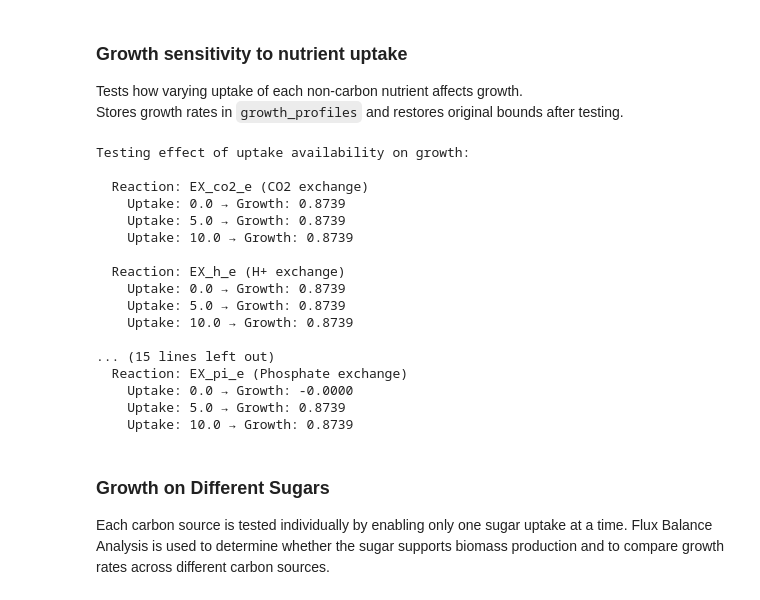
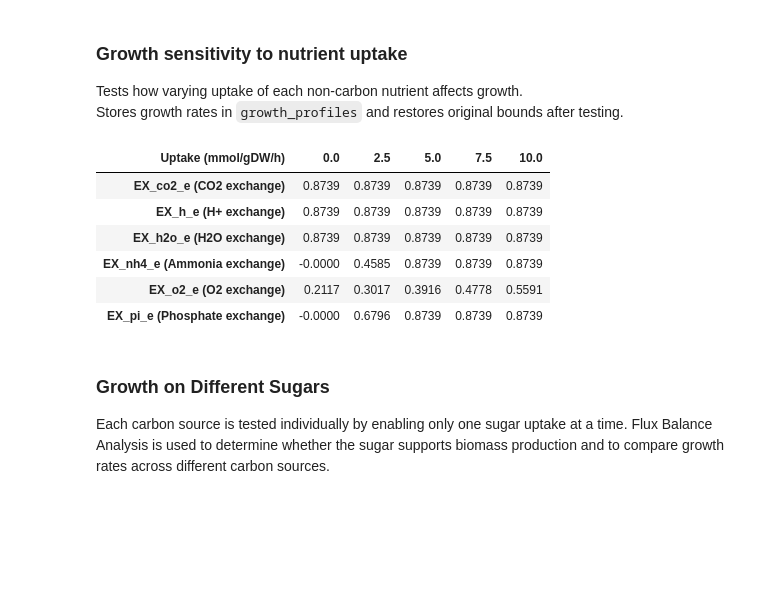
Before and after one commit to mathyharsha/metabolic-NN-harsha, a Jupyter notebook: Ecoli_exploration.ipynb, the cells around one changed output. Cells and saved outputs as stored; diff of their text form; code cells hidden in the pictures; blank space fills up the shorter version.

```diff
--- a/Ecoli_exploration.ipynb
+++ b/Ecoli_exploration.ipynb
@@ -352,47 +351,34 @@ Total essential uptake reactions: 2
 Tests how varying uptake of each non-carbon nutrient affects growth.
 Stores growth rates in `growth_profiles` and restores original bounds after testing.
 # %%
-uptake_levels = np.linspace(0, 10, 3)
-
-# Store growth results
+uptake_levels = np.linspace(0, 10, 5)
 growth_profiles = {}
-
-print("Testing effect of uptake availability on growth:\n")
 
 for rxn in uptake_exchanges:
     rxn_id = rxn.id
     original_lb = rxn.lower_bound
     growths = []
 
-    print(f"  Reaction: {rxn_id} ({rxn.name})")
     for level in uptake_levels:
-        rxn.lower_bound = -level  # simulate increasing availability
+        rxn.lower_bound = -level
         sol = model.optimize()
         growth = sol.objective_value if sol.status == 'optimal' and sol.objective_value else 0.0
         growths.append(growth)
-        print(f"    Uptake: {level:.1f} → Growth: {growth:.4f}")
-    print()
 
-    growth_profiles[rxn_id] = growths
-    rxn.lower_bound = original_lb  # restore
+    growth_profiles[f"{rxn_id} ({rxn.name})"] = growths
+    rxn.lower_bound = original_lb
+
+df_growth = pd.DataFrame(growth_profiles, index=[f"{lvl:.1f}" for lvl in uptake_levels])
+df_growth.index.name = "Uptake (mmol/gDW/h)"
+display(df_growth.T.round(4))
 # %% [output]
-Testing effect of uptake availability on growth:
-
-  Reaction: EX_co2_e (CO2 exchange)
-    Uptake: 0.0 → Growth: 0.8739
-    Uptake: 5.0 → Growth: 0.8739
-    Uptake: 10.0 → Growth: 0.8739
-
-  Reaction: EX_h_e (H+ exchange)
-    Uptake: 0.0 → Growth: 0.8739
-    Uptake: 5.0 → Growth: 0.8739
-    Uptake: 10.0 → Growth: 0.8739
-
-... (15 lines left out)
-  Reaction: EX_pi_e (Phosphate exchange)
-    Uptake: 0.0 → Growth: -0.0000
-    Uptake: 5.0 → Growth: 0.8739
-    Uptake: 10.0 → Growth: 0.8739
+| Uptake (mmol/gDW/h) | 0.0 | 2.5 | 5.0 | 7.5 | 10.0 |
+| EX_co2_e (CO2 exchange) | 0.8739 | 0.8739 | 0.8739 | 0.8739 | 0.8739 |
+| EX_h_e (H+ exchange) | 0.8739 | 0.8739 | 0.8739 | 0.8739 | 0.8739 |
+| EX_h2o_e (H2O exchange) | 0.8739 | 0.8739 | 0.8739 | 0.8739 | 0.8739 |
+| EX_nh4_e (Ammonia exchange) | -0.0000 | 0.4585 | 0.8739 | 0.8739 | 0.8739 |
+| EX_o2_e (O2 exchange) | 0.2117 | 0.3017 | 0.3916 | 0.4778 | 0.5591 |
+| EX_pi_e (Phosphate exchange) | -0.0000 | 0.6796 | 0.8739 | 0.8739 | 0.8739 |
 # %% [markdown]
 ### Growth on Different Sugars
 
```
Also changed, not shown: parts of 5 cells of this notebook.
